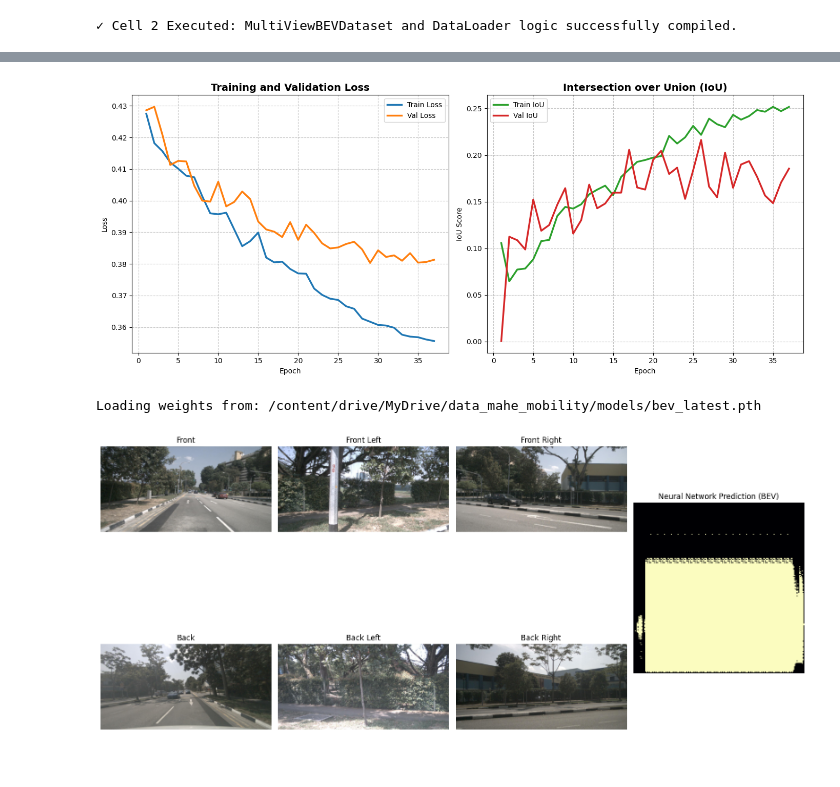
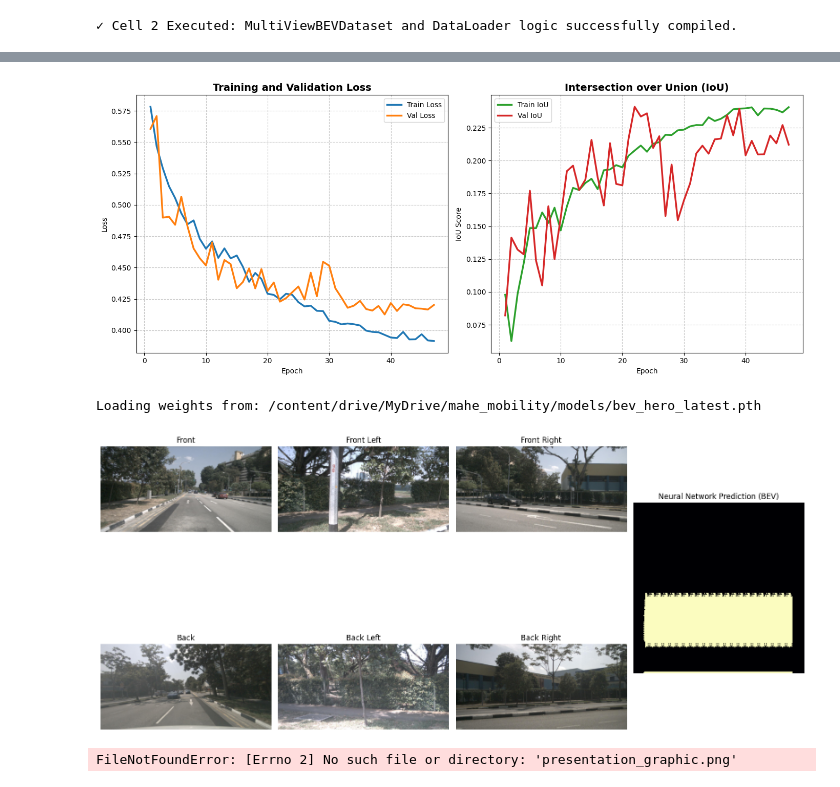
Before and after one commit to parthvkariya-art/MAHE-Mobility-BEV, a Jupyter notebook: mahe_mobility.ipynb, the cells around one changed output, grey strips where cells are left out. Saved outputs shown, nothing was run; the diff lists cells and outputs as text; code cells hidden in the pictures.

```diff
--- a/mahe_mobility.ipynb
+++ b/mahe_mobility.ipynb
@@ -466,36 +463,12 @@ Downloading: "https://download.pytorch.org/models/resnet18-f37072fd.pth" to /roo
 # %%
-"""
-BEV Training Orchestrator
-
-This script executes the supervised learning loop for Bird's-Eye View mapping.
-It integrates sensory data, neural architecture, and custom spatial loss.
-
-1. Model Architecture (DummyBEVModel):
-   Collapses 6-camera input [B, 6, 3, H, W] into a spatial feature map.
-   The mathematical bottleneck uses Conv2d and AdaptiveAvgPool2d to
-   force the high-dimensional camera data into a [200, 200] grid.
-
-2. Optimization & Backpropagation:
-   - Optimizer (Adam): Uses 'Adaptive Moment Estimation' to update weights.
-   - Scheduler (ReduceLROnPlateau): Dynamically shrinks the Learning Rate
-     (LR = LR * factor) when validation loss stalls, enabling fine-tuning.
-   - Loss (DistanceWeightedBCE): Calculates the gradient (direction of
-     improvement) with a heavy bias toward safety-critical near-field zones.
-
-3. State Management (Checkpoints):
-   Serializes the 'model_state' (learned weights) and 'optimizer_state'
-   (momentum) to .pth files, allowing training to be paused and resumed.
-"""
-
-
 BATCH_SIZE     = 4
 EPOCHS         = 50
 LEARNING_RATE  = 2e-4
 WEIGHT_DECAY   = 1e-4
 GRAD_CLIP_NORM = 1.0
 PATIENCE       = 8
-DATASET_PATH   = "/content/drive/MyDrive/data_mahe_mobility/master_dataset"
-CHECKPOINT_DIR = "/content/drive/MyDrive/data_mahe_mobility/models"
+DATASET_PATH   = "/content/drive/MyDrive/mahe_mobility/master_dataset"
+CHECKPOINT_DIR = "/content/drive/MyDrive/mahe_mobility/models"
 DEVICE         = torch.device("cuda" if torch.cuda.is_available() else "cpu")
 
 
@@ -541,7 +514,7 @@ def save_checkpoint(model, optimizer, scheduler, scaler, epoch, val_loss, path):
         "model_state":     model.state_dict(),
         "optimizer_state": optimizer.state_dict(),
         "scheduler_state": scheduler.state_dict(),
-        "scaler_state":    scaler.state_dict(),
+        "scaler_state":    scaler.state_dict()
     }, path)
 
 
@@ -636,7 +609,7 @@ def main():
             "epoch": epoch, "lr": f"{current_lr:.2e}",
             "train_loss": f"{train_loss:.4f}", "train_iou": f"{train_iou:.4f}",
             "val_loss":   f"{val_loss:.4f}",   "val_iou":   f"{val_iou:.4f}",
-            "epoch_time_s": f"{epoch_time:.0f}",
+            "epoch_time_s": f"{epoch_time:.0f}"
         })
 
         save_checkpoint(model, optimizer, scheduler, scaler, epoch, val_loss, latest_path)
@@ -716,37 +692,37 @@ import matplotlib.pyplot as plt
 import os
 
 # Point this to exactly where your CSV was saved in Colab
-csv_path = os.path.join(CHECKPOINT_DIR, "training_log.csv")
+csv_path = os.path.join(CHECKPOINT_DIR, "training_hero_log.csv")
 
 df = pd.read_csv(csv_path)
 
 plt.figure(figsize=(14, 6))
 
 # Plot 1: Loss
 plt.subplot(1, 2, 1)
 plt.plot(df['epoch'], df['train_loss'], label='Train Loss', color='#1f77b4', linewidth=2.5)
 plt.plot(df['epoch'], df['val_loss'], label='Val Loss', color='#ff7f0e', linewidth=2.5)
 plt.title('Training and Validation Loss', fontsize=14, fontweight='bold')
 plt.xlabel('Epoch')
 plt.ylabel('Loss')
 plt.grid(True, linestyle='--', alpha=0.7)
 plt.legend()
 
 # Plot 2: IoU
 plt.subplot(1, 2, 2)
 plt.plot(df['epoch'], df['train_iou'], label='Train IoU', color='#2ca02c', linewidth=2.5)
 plt.plot(df['epoch'], df['val_iou'], label='Val IoU', color='#d62728', linewidth=2.5)
 plt.title('Intersection over Union (IoU)', fontsize=14, fontweight='bold')
 plt.xlabel('Epoch')
 plt.ylabel('IoU Score')
 plt.grid(True, linestyle='--', alpha=0.7)
 plt.legend()
 
 plt.tight_layout()
 plt.savefig("training_metrics_graph.png", dpi=300)
 plt.show()
 # %% [output]
-[figure, old version]
+[figure, new version]
 # %%
 #INFERENCE OF THE MODEL
 
@@ -756,7 +732,7 @@ import os
 
 def visualize_colab_inference():
     # Load your successful 4:07 PM model
-    model_path = os.path.join(CHECKPOINT_DIR, "bev_latest.pth")
+    model_path = os.path.join(CHECKPOINT_DIR, "bev_hero_latest.pth")
     print(f"Loading weights from: {model_path}")
 
     # Call the actual transformer you built in Cell 3
@@ -798,5 +774,17 @@ def visualize_colab_inference():
 
 visualize_colab_inference()
 # %% [output]
-Loading weights from: /content/drive/MyDrive/data_mahe_mobility/models/bev_latest.pth
+Loading weights from: /content/drive/MyDrive/mahe_mobility/models/bev_hero_latest.pth
-[figure, old version]
+[figure, new version]
+# %%
+import matplotlib.pyplot as plt
+import matplotlib.image as mpimg
+
+img = mpimg.imread('presentation_graphic.png')
+plt.figure(figsize=(16, 9))
+plt.imshow(img)
+plt.axis('off') # Hide axes
+plt.title('Generated Presentation Graphic')
+plt.show()
+# %% [output]
+FileNotFoundError: [Errno 2] No such file or directory: 'presentation_graphic.png'
```
Also changed, not shown: parts of 4 cells of this notebook.
